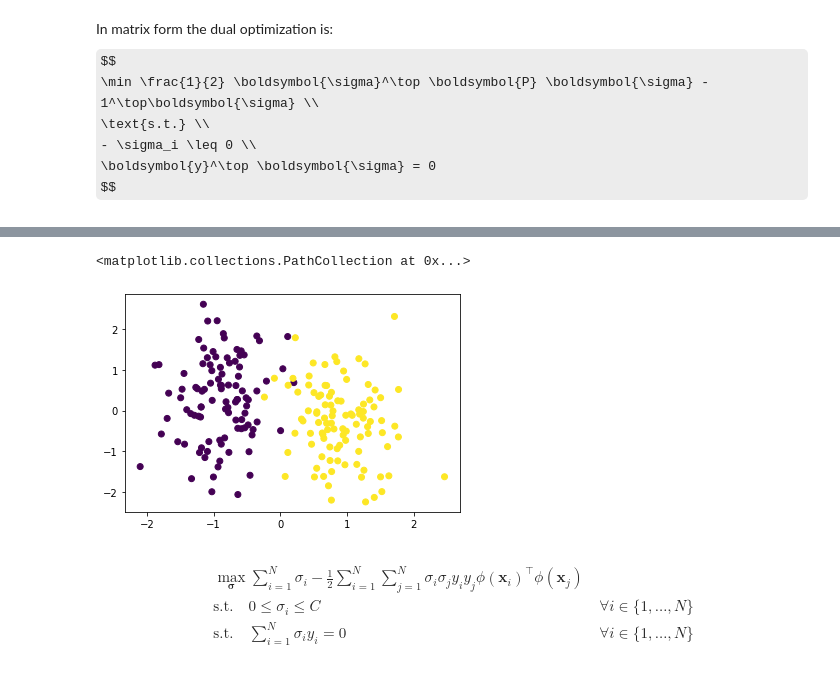
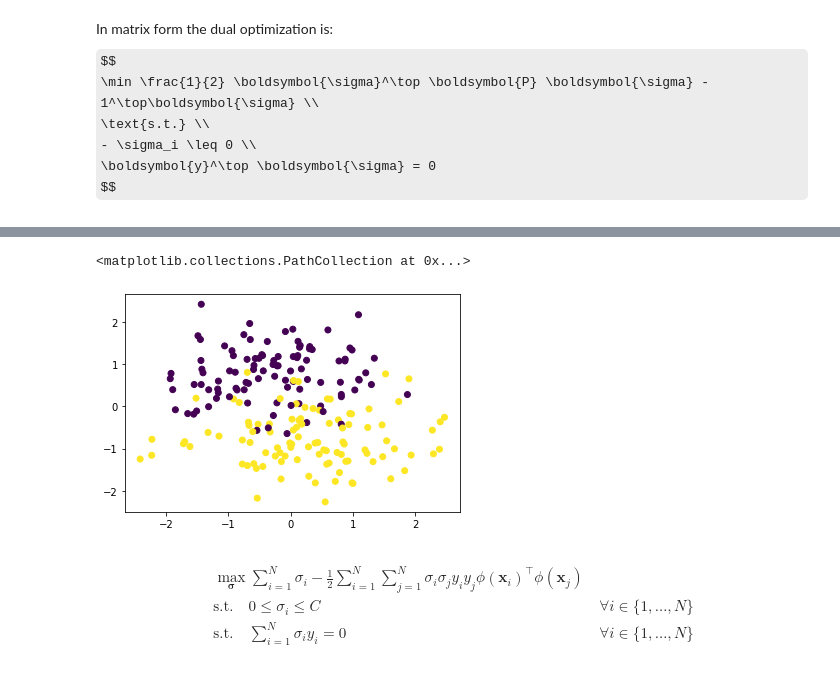
Before and after one commit to ConsciousML/SVM-from-scratch, a Jupyter notebook: Support Vector Machines.ipynb, the cells around one changed output, grey strips where cells are left out. Cells and saved outputs as stored; diff of their text form; code cells hidden in the pictures; some formulas as TeX source.

```diff
--- a/Support Vector Machines.ipynb
+++ b/Support Vector Machines.ipynb
@@ -197,9 +192,9 @@ plot_svc(X, y, svc, pred)
 # %%
-X, y = generate_data(n_samples=200, n_features=2, centers=2, center_box=(-10, 10), cluster_std=2.5)
+X, y = generate_data(n_samples=200, n_features=2, centers=2, center_box=(-5, 5), cluster_std=2.5)
 plt.scatter(X[:, 0], X[:, 1], c=y)
 # %% [output]
 <matplotlib.collections.PathCollection at 0x...>
-[figure, old version]
+[figure, new version]
 # %% [markdown]
 $$
 \begin{align}
```
Also changed, not shown: parts of 7 cells of this notebook.
